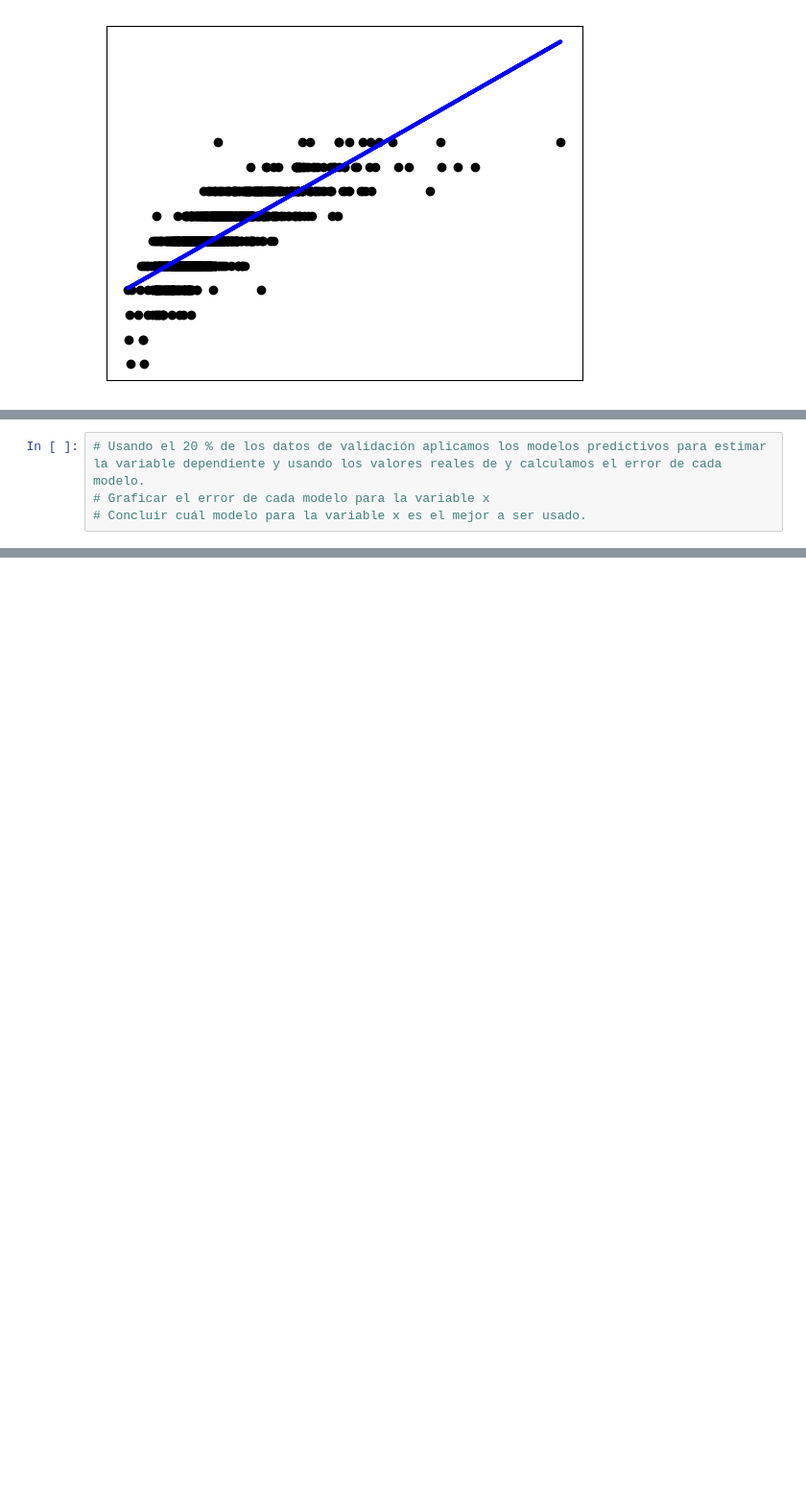
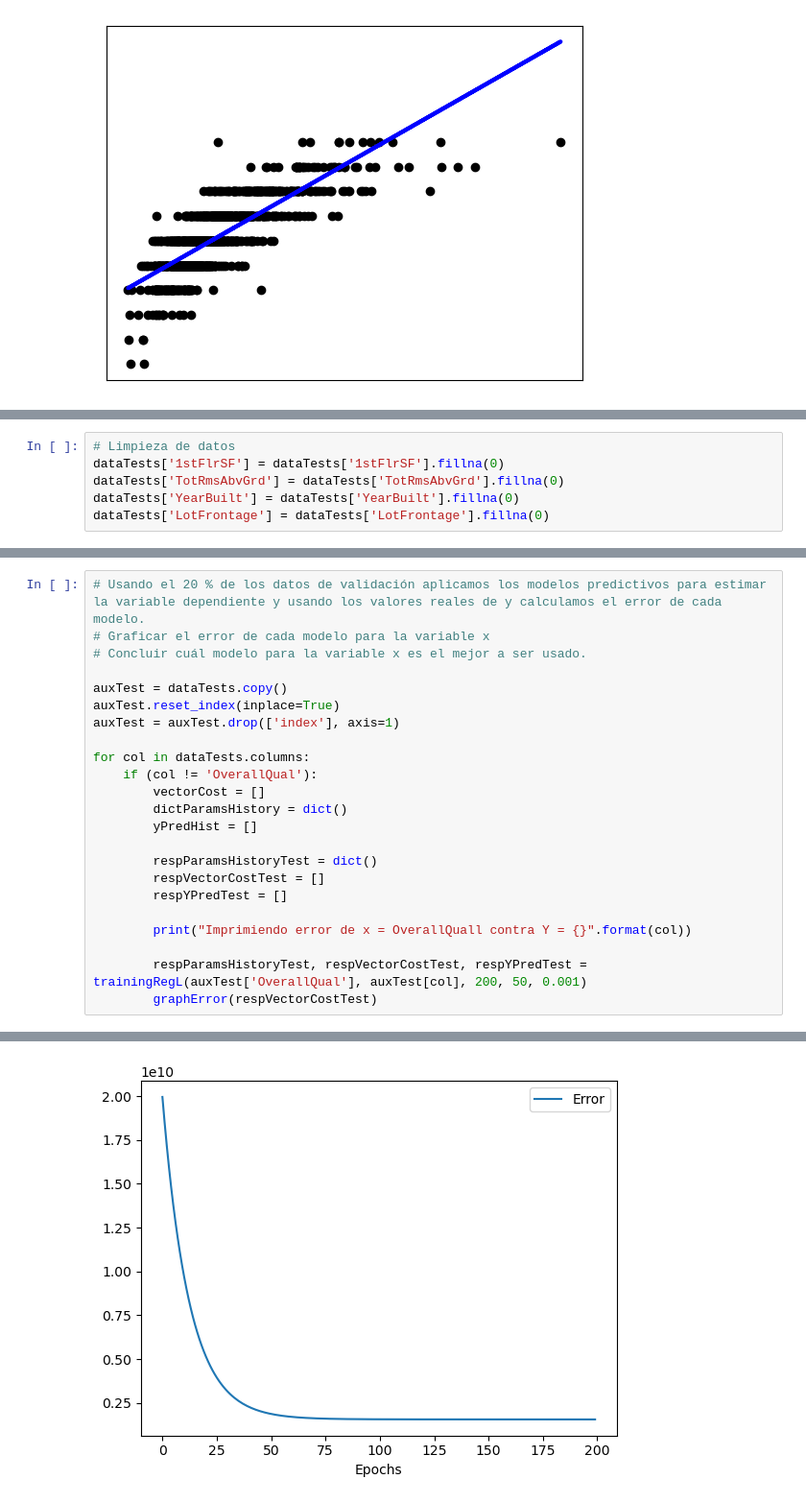
Before and after one commit to jerson8a/project1_linearRegresion, a Jupyter notebook: Solution Project #1 - Jerson Ochoa.ipynb, the cells around one changed output, grey strips where cells are left out. Shown at 96% size. Cells and saved outputs as stored; diff of their text form; blank space fills up the shorter version.

Commit message:
[ADD] Calculos con el 20% de la data de pruebas

```diff
--- a/Solution Project #1 - Jerson Ochoa.ipynb
+++ b/Solution Project #1 - Jerson Ochoa.ipynb
@@ -484,0 +493,6 @@ print(arrMeanResponse)
+# %%
+# Limpieza de datos
+dataTests['1stFlrSF'] = dataTests['1stFlrSF'].fillna(0)
+dataTests['TotRmsAbvGrd'] = dataTests['TotRmsAbvGrd'].fillna(0)
+dataTests['YearBuilt'] = dataTests['YearBuilt'].fillna(0)
+dataTests['LotFrontage'] = dataTests['LotFrontage'].fillna(0)
@@ -486,3 +521,23 @@ print(arrMeanResponse)
 # Usando el 20 % de los datos de validación aplicamos los modelos predictivos para estimar la variable dependiente y usando los valores reales de y calculamos el error de cada modelo.
 # Graficar el error de cada modelo para la variable x
 # Concluir cuál modelo para la variable x es el mejor a ser usado.
+
+auxTest = dataTests.copy()
+auxTest.reset_index(inplace=True)
+auxTest = auxTest.drop(['index'], axis=1)
+
+for col in dataTests.columns:
+    if (col != 'OverallQual'):
+        vectorCost = []
+        dictParamsHistory = dict()
+        yPredHist = []
+
+        respParamsHistoryTest = dict()
+        respVectorCostTest = []
+        respYPredTest = []
+
+        print("Imprimiendo error de x = OverallQuall contra Y = {}".format(col))
+
+        respParamsHistoryTest, respVectorCostTest, respYPredTest = trainingRegL(auxTest['OverallQual'], auxTest[col], 200, 50, 0.001)
+        graphError(respVectorCostTest)
+# %% [output]
@@ -488,0 +551 @@ print(arrMeanResponse)
+[figure, added]
```
Also changed, not shown: parts of 6 cells of this notebook.
